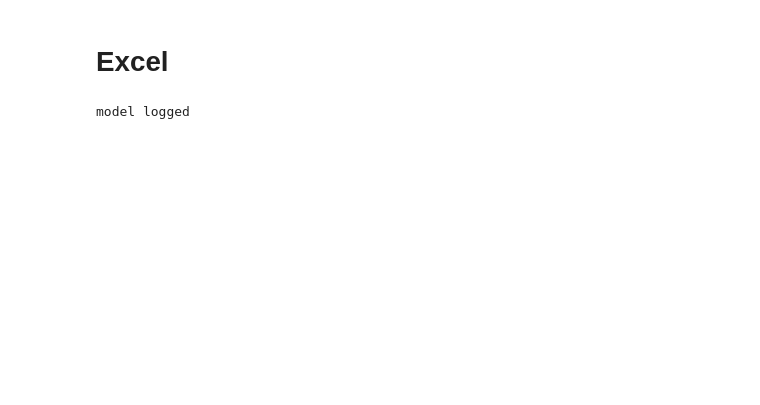
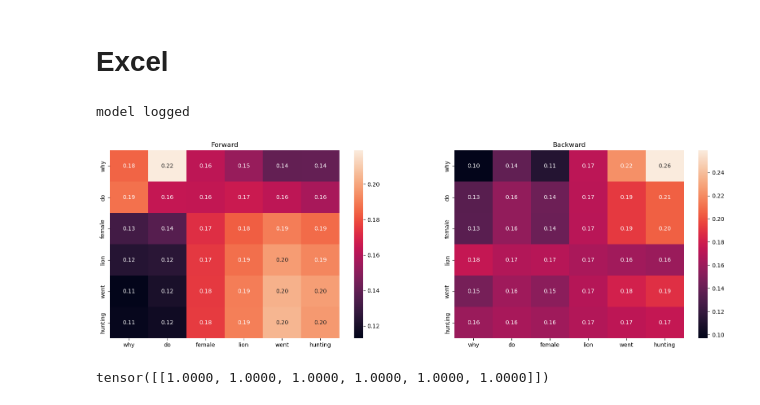
Before and after one commit to mfshobur/bilstm-attention-trec-classification, a Jupyter notebook: model/test_alstm.ipynb, the cells around one changed output. Saved outputs shown, nothing was run; the diff lists cells and outputs as text; code cells hidden in the pictures; blank space fills up the shorter version.

```diff
--- a/model/test_alstm.ipynb
+++ b/model/test_alstm.ipynb
@@ -735,3 +843,42 @@ save_to_excel(
 )
 # %% [output]
 model logged
+# %%
+input = 'Why do female lion went hunting ?'
+# input = 'What river in the US is known as the Big Muddy ?'
+question = preprocessor.transform([input], use_stopwords=False)
+batched = torch.tensor(question)
+
+with torch.no_grad():
+    model.eval()
+    output = best_model(batched, output_attention=True)
+
+import seaborn as sns
+
+plt.figure(figsize=(20,6))
+plt.subplot(1, 2, 1)
+plt.title('Forward')
+sns.heatmap(
+    output[0].squeeze(0).squeeze(0),
+    xticklabels=[preprocessor.index_to_word[idx] for idx in question[0]],
+    yticklabels=[preprocessor.index_to_word[idx] for idx in question[0]],
+    annot=True,
+    fmt=".2f",
+)
+
+plt.subplot(1, 2, 2)
+plt.title('Backward')
+sns.heatmap(
+    output[1].squeeze(0).squeeze(0),
+    xticklabels=[preprocessor.index_to_word[idx] for idx in question[0]],
+    yticklabels=[preprocessor.index_to_word[idx] for idx in question[0]],
+    annot=True,
+    fmt=".2f",
+)
+plt.show()
+# %% [output]
+[figure, added]
+# %%
+output[1].squeeze(0).sum(dim=-1)
+# %% [output]
+tensor([[1.0000, 1.0000, 1.0000, 1.0000, 1.0000, 1.0000]])
```
Also changed, not shown: parts of 21 cells of this notebook.
